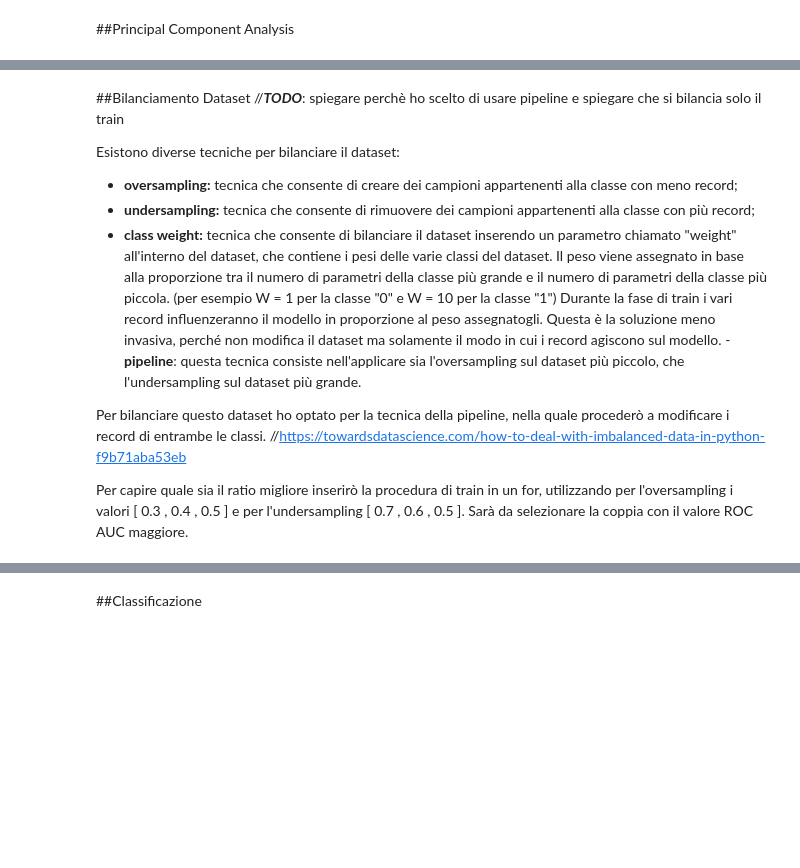
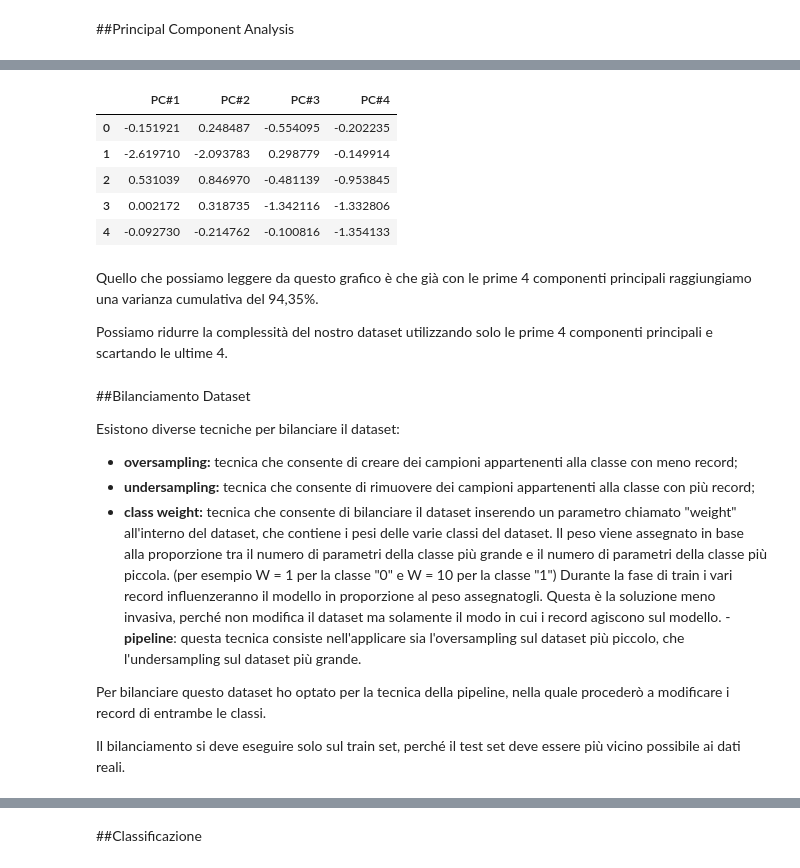
Before and after one commit to freguti/ProgettoDataSpaces, a Jupyter notebook: Progetto_DataSpaces.ipynb, the cells around one changed output, grey strips where cells are left out. Saved outputs shown, nothing was run; the diff lists cells and outputs as text; code cells hidden in the pictures; blank space fills up the shorter version.

```diff
--- a/Progetto_DataSpaces.ipynb
+++ b/Progetto_DataSpaces.ipynb
@@ -586,9 +710,9 @@ def normalize(X_set):
   scaler = StandardScaler(with_mean=True, with_std=True, copy=True)
   return scaler.fit_transform(X_set)
 
-X_dataset = data.drop(['target_class'], axis=1)
-y_data = data['target_class']
-X_train, X_test, y_train, y_test = train_test_split(X_scaled_data,y_data, test_size=0.2, random_state=42, stratify=y_data)
+X_dataset = dataset.drop(['target_class'], axis=1)
+y_data = dataset['target_class']
+X_train, X_test, y_train, y_test = train_test_split(X_dataset,y_data, test_size=0.2, random_state=42, stratify=y_data)
 X_train_norm = normalize(X_train)
 X_test_norm = normalize(X_test)
 # %% [markdown]
@@ -602,0 +726,3 @@ https://stats.stackexchange.com/questions/31832/how-to-handle-data-imbalance-in-
+# %%
+p, x_train_PCA4 = PCA_Reduction(X_train_norm, plot = True , n_components = 4)
+p
@@ -603,6 +731,18 @@ https://stats.stackexchange.com/questions/31832/how-to-handle-data-imbalance-in-
+# %%
+x_train_PCA4.head(5)
+# %% [output]
+|  | PC#1 | PC#2 | PC#3 | PC#4 |
+| 0 | -0.151921 | 0.248487 | -0.554095 | -0.202235 |
+| 1 | -2.619710 | -2.093783 | 0.298779 | -0.149914 |
+| 2 | 0.531039 | 0.846970 | -0.481139 | -0.953845 |
+| 3 | 0.002172 | 0.318735 | -1.342116 | -1.332806 |
+| 4 | -0.092730 | -0.214762 | -0.100816 | -1.354133 |
+# %% [markdown]
+Quello che possiamo leggere da questo grafico è che già con le prime 4 componenti principali raggiungiamo una varianza cumulativa del 94,35%.
+
+Possiamo ridurre la complessità del nostro dataset utilizzando solo le prime 4 componenti principali e scartando le ultime 4.
 # %% [markdown]
 ##Bilanciamento Dataset
-//***TODO***: spiegare perchè ho scelto di usare pipeline e spiegare che si bilancia solo il train
 
 Esistono diverse tecniche per bilanciare il dataset:
 - **oversampling:** tecnica che consente di creare dei campioni appartenenti alla classe con meno record;
@@ -613,7 +753,5 @@ Questa è la soluzione meno invasiva, perché non modifica il dataset ma solamen
 -**pipeline**: questa tecnica consiste nell'applicare sia l'oversampling sul dataset più piccolo, che l'undersampling sul dataset più grande.
 
 Per bilanciare questo dataset ho optato per la tecnica della pipeline, nella quale procederò a modificare i record di entrambe le classi.
-//https://towardsdatascience.com/how-to-deal-with-imbalanced-data-in-python-f9b71aba53eb
 
-Per capire quale sia il ratio migliore inserirò la procedura di train in un for, utilizzando per l'oversampling i valori [ 0.3 , 0.4 , 0.5 ] e per l'undersampling [ 0.7 , 0.6 , 0.5 ].
-Sarà da selezionare la coppia con il valore ROC AUC maggiore.
+Il bilanciamento si deve eseguire solo sul train set, perché il test set deve essere più vicino possibile ai dati reali.
```
Also changed, not shown: parts of 21 cells of this notebook.
